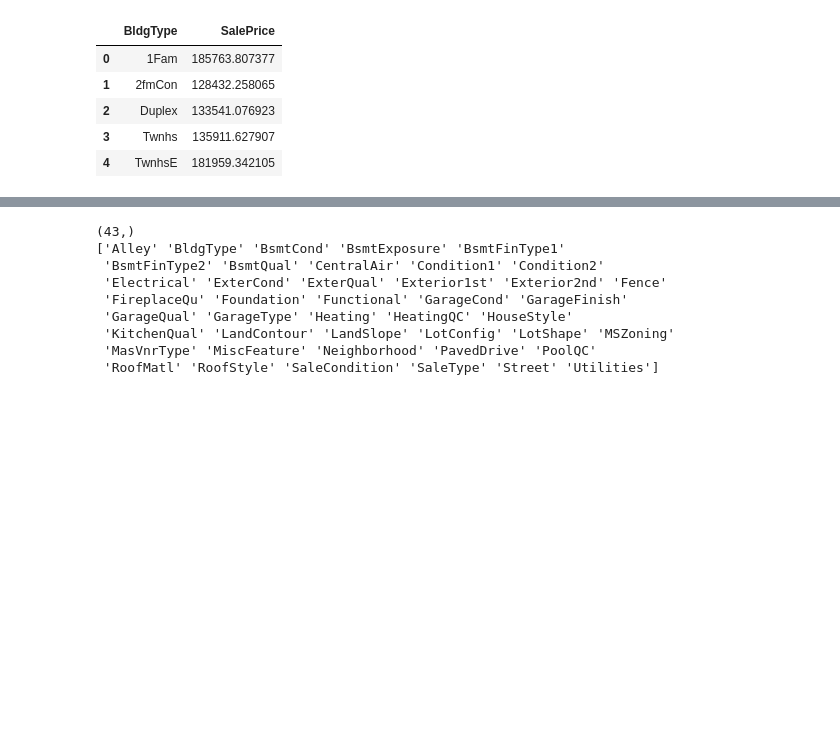
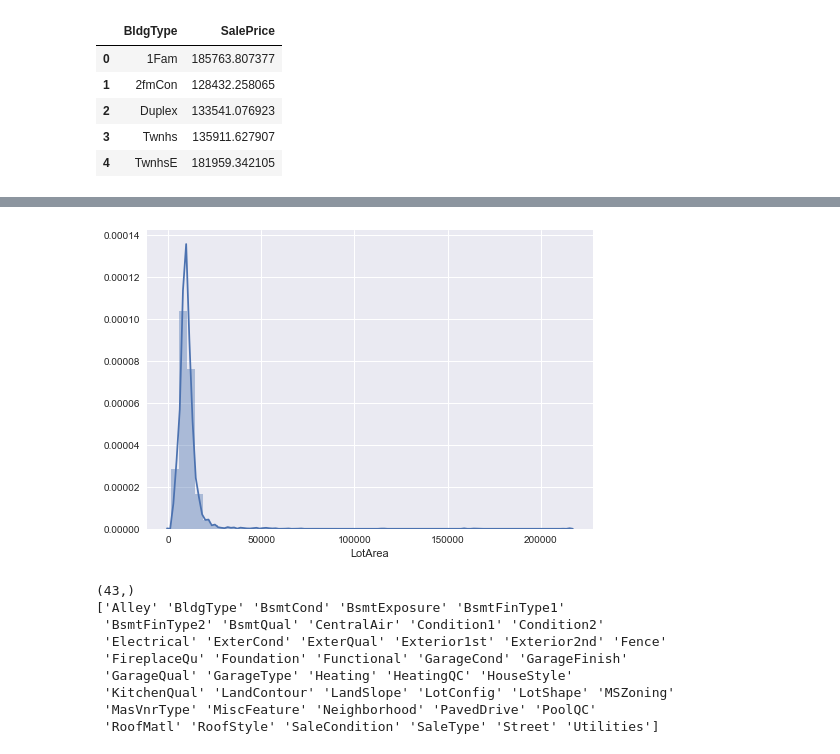
Before and after one commit to MaziarMF/House-Price-Prediction, a Jupyter notebook: house_price.ipynb, the cells around one changed output, grey strips where cells are left out. Drawn from its saved outputs; the diff is of its cells as text; code cells hidden in the pictures; blank space fills up the shorter version.

```diff
--- a/house_price.ipynb
+++ b/house_price.ipynb
@@ -133,7 +136,9 @@ plt.show()
 # %%
 #Plotting LotArea
-sns.boxplot(data=df_all['LotArea'])
+sns.distplot(df_all['LotArea'], kde=True, rug=False)
 sns.plt.show()
+# %% [output]
+[figure, added]
 # %%
 #Selecting object dtype features
 train_objtypes = df_all.select_dtypes(include=['object'])
```
Also changed, not shown: parts of 1 cell of this notebook.
